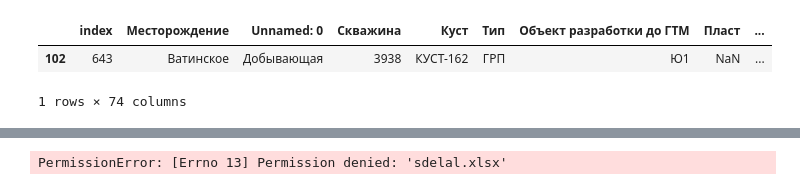
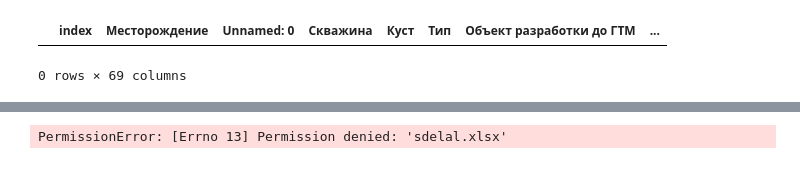
Before and after one commit to lybmvvs/appgazprom2.0, a Jupyter notebook: sdelal vrode.ipynb, the cells around one changed output, grey strips where cells are left out. Saved outputs shown, nothing was run; the diff lists cells and outputs as text; code cells hidden in the pictures.

```diff
--- a/sdelal vrode.ipynb
+++ b/sdelal vrode.ipynb
@@ -4,7 +4,7 @@ import statistics
 import copy
 import datetime
 # %%
-grp_dad = pd.read_excel('фраклист1.xlsx',header=[1], index_col=[1])
+grp_dad = pd.read_excel('фраклист ЗУБ Ю2.xlsx',header=[1], index_col=[1])
 grp_dad
 # %% [output]
 |  | Unnamed: 0 | Дата | Подрядчик | Комментарии | Страница | Unnamed: 6 | Пласт | Наклон | Азимут | ... |
@@ -51,4 +51,4 @@ grp_dad
 # %%
-grp_gtm = pd.read_excel('гтм1.xlsx',header=[1], index_col=[1])
+grp_gtm = pd.read_excel('гтм ЗУБ Ю2.xlsx',header=[1], index_col=[1])
 grp_gtm
 # %% [output]
@@ -128,5 +128,5 @@ grp_gtm
 # %%
-coordinates = pd.read_excel('координаты скв1.xlsx')
+coordinates = pd.read_excel('координаты скв ЗУБ Ю2.xlsx')
 coordinates
 # %% [output]
 |  | № скважины | Координата X | Координата Y | Координата забоя Х (по траектории) | Координата забоя Y (по траектории) |
@@ -390,19 +388,18 @@ grp_ggtm
 # %%
 #!!!!!!!!!!!!!!!!!!!!!!!!!!!!!!!!!!
 grp_gang = copy.deepcopy(grp_ggtm)
 grp_gang['Дата ВНР после ГС \\ ГРП \\ЗБГС'] = grp_gang.apply(
             lambda x:
             x['ВНР.1'] if 'КР7-2' in str(x['Краткое описание мероприятий'])
-            else x['Начало.1'] if 'Ввод добывающих сква' in str(x['Краткое описание мероприятий'])
+            else x['ВНР.1'] if 'Ввод добывающих сква' in str(x['Краткое описание мероприятий'])
             else 'нет', axis=1)
 grp_gang['Тип ГТМ'] = grp_gang.apply(
             lambda x:
             'ГРП' if 'КР7-2' in str(x['Краткое описание мероприятий'])
             else 'ВНС' if 'Ввод добывающих сква' in str(x['Краткое описание мероприятий'])
             else 'нет', axis=1)
 
 grp_gang.loc[grp_gang['Скважина'] == '3938']
 # %% [output]
-|  | index | Месторождение | Unnamed: 0 | Скважина | Куст | Тип | Объект разработки до ГТМ | Пласт | ... |
-| 102 | 643 | Ватинское | Добывающая | 3938 | КУСТ-162 | ГРП | Ю1 | NaN | ... |
+|  | index | Месторождение | Unnamed: 0 | Скважина | Куст | Тип | Объект разработки до ГТМ | ... |
-1 rows × 74 columns
+0 rows × 69 columns
```
Also changed, not shown: parts of 49 cells of this notebook, 3 other files.
